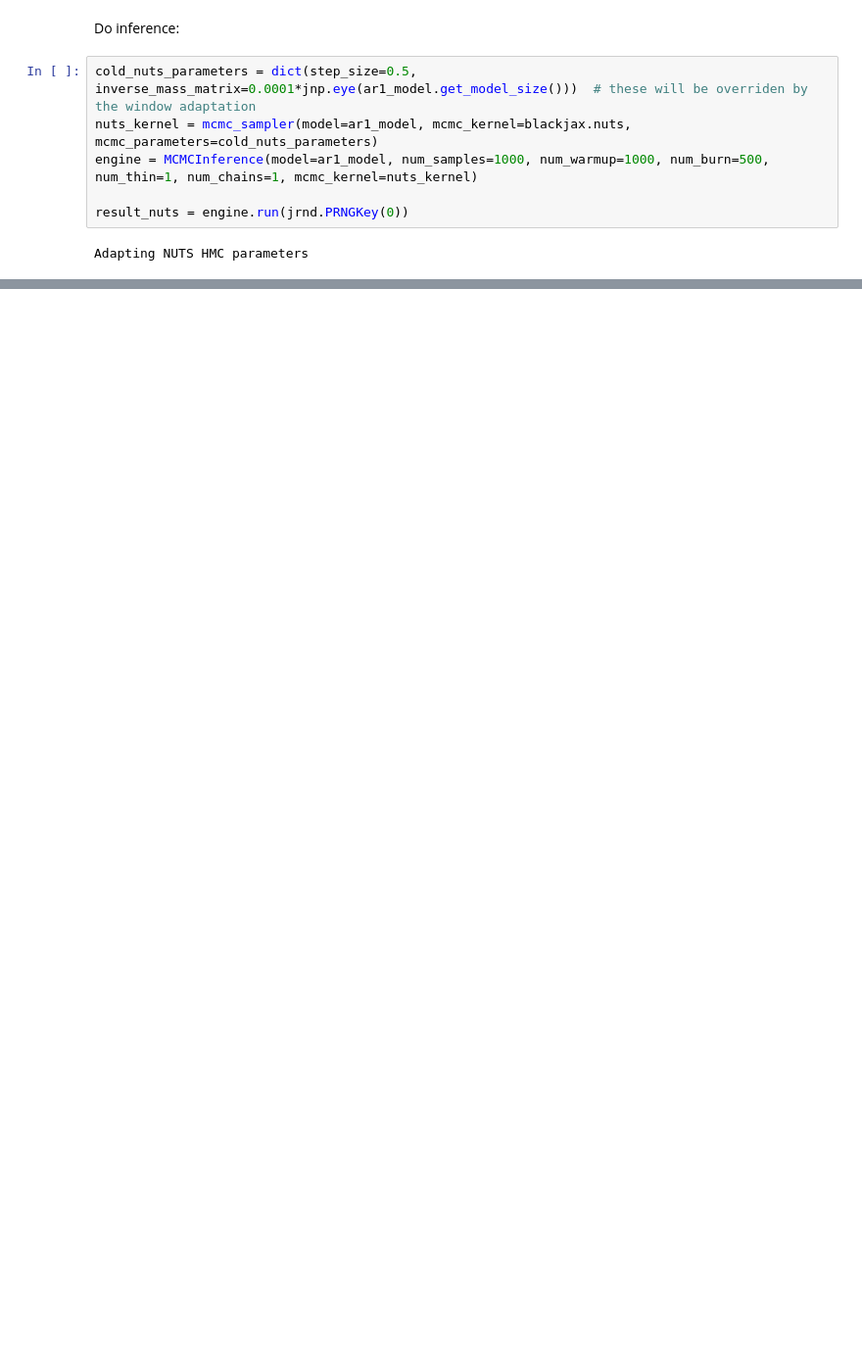
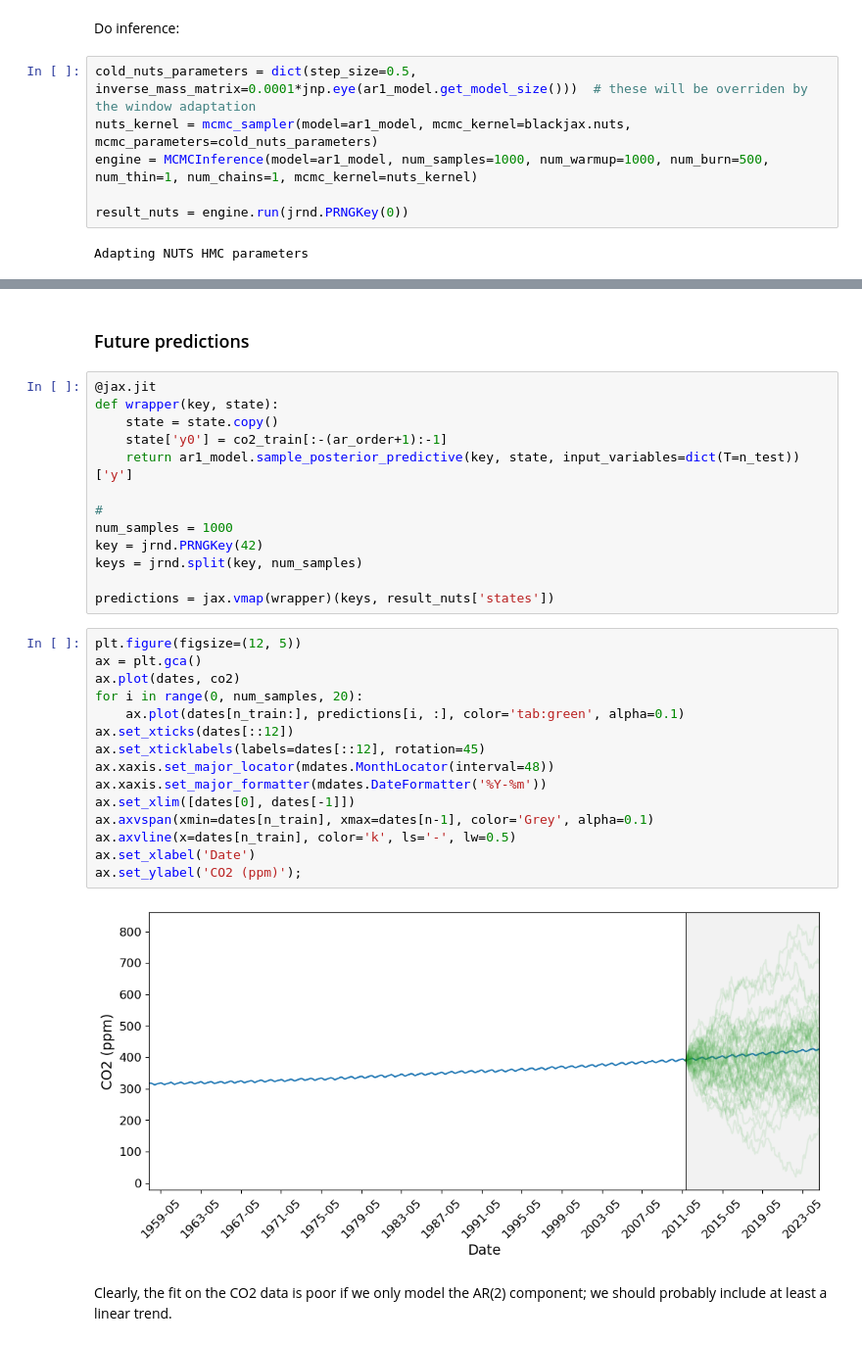
Before and after one commit to UncertaintyInComplexSystems/bamojax, a Jupyter notebook: bamojax/examples/timeseries/AR_models.ipynb, the cells around one changed output, grey strips where cells are left out. Shown at 98% size. Saved outputs shown, nothing was run; the diff lists cells and outputs as text; blank space fills up the shorter version.

```diff
--- a/bamojax/examples/timeseries/AR_models.ipynb
+++ b/bamojax/examples/timeseries/AR_models.ipynb
@@ -265,0 +275,34 @@ plot_posterior(result_nuts['states']);
+# %% [markdown]
+### Future predictions
+# %%
+@jax.jit
+def wrapper(key, state):
+    state = state.copy()
+    state['y0'] = co2_train[:-(ar_order+1):-1]
+    return ar1_model.sample_posterior_predictive(key, state, input_variables=dict(T=n_test))['y']
+
+#
+num_samples = 1000
+key = jrnd.PRNGKey(42)
+keys = jrnd.split(key, num_samples)
+
+predictions = jax.vmap(wrapper)(keys, result_nuts['states'])
+# %%
+plt.figure(figsize=(12, 5))
+ax = plt.gca()
+ax.plot(dates, co2)
+for i in range(0, num_samples, 20):
+    ax.plot(dates[n_train:], predictions[i, :], color='tab:green', alpha=0.1)
+ax.set_xticks(dates[::12])
+ax.set_xticklabels(labels=dates[::12], rotation=45)
+ax.xaxis.set_major_locator(mdates.MonthLocator(interval=48))
+ax.xaxis.set_major_formatter(mdates.DateFormatter('%Y-%m'))
+ax.set_xlim([dates[0], dates[-1]])
+ax.axvspan(xmin=dates[n_train], xmax=dates[n-1], color='Grey', alpha=0.1)
+ax.axvline(x=dates[n_train], color='k', ls='-', lw=0.5)
+ax.set_xlabel('Date')
+ax.set_ylabel('CO2 (ppm)');
+# %% [output]
+[figure, added]
+# %% [markdown]
+Clearly, the fit on the CO2 data is poor if we only model the AR(2) component; we should probably include at least a linear trend.
```
Also changed, not shown: parts of 7 cells of this notebook, 2 other files.
